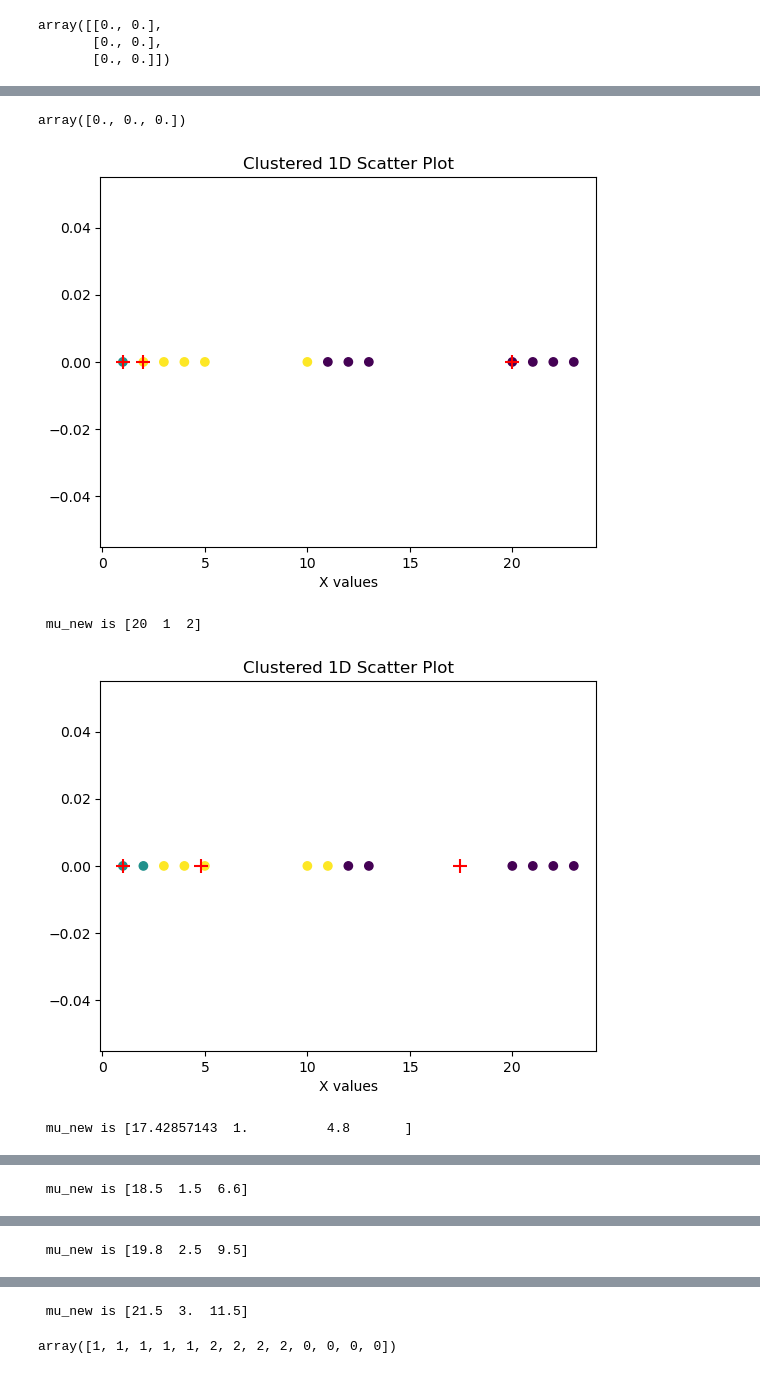
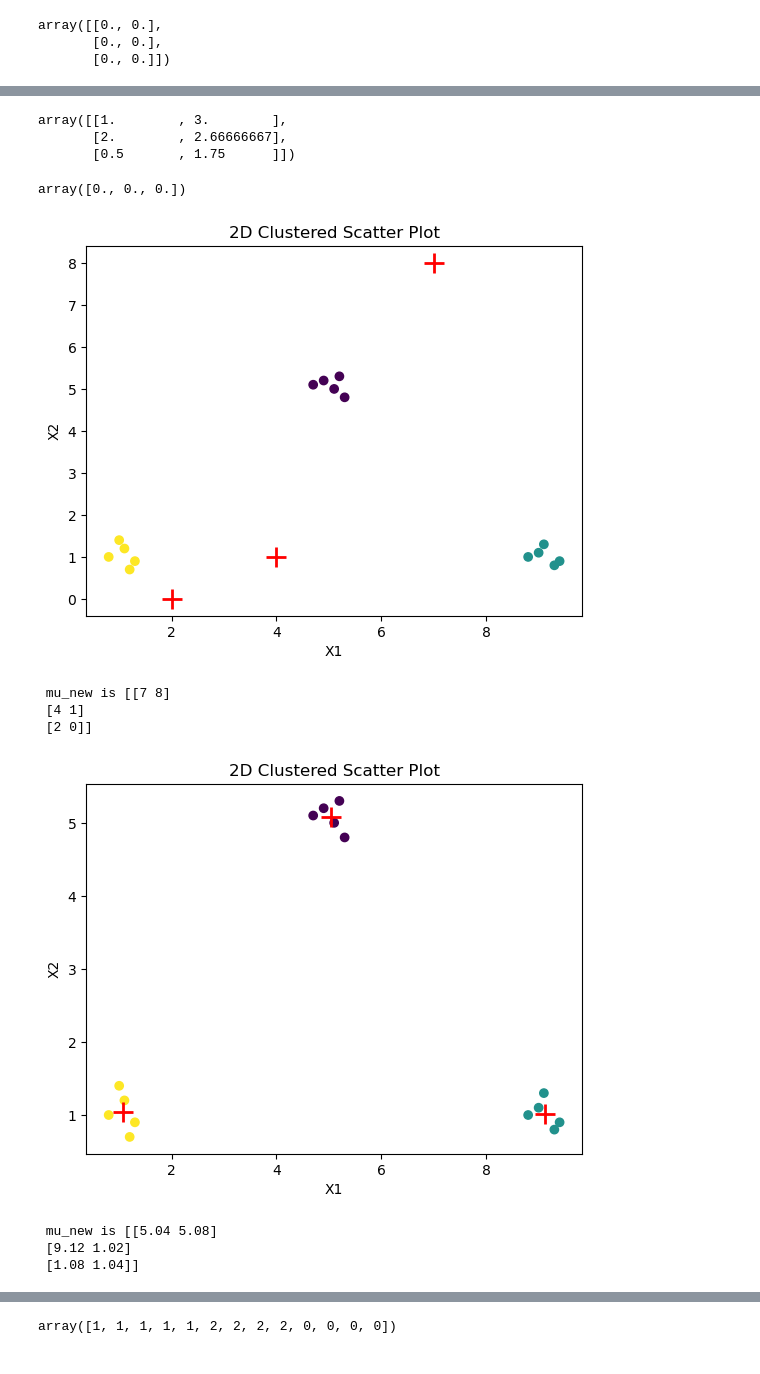
Before and after one commit to aditya5252/Machine-Learning, a Jupyter notebook: code/k-means-2D.ipynb, the cells around one changed output, grey strips where cells are left out. Cells and saved outputs as stored; diff of their text form; code cells hidden in the pictures.

```diff
--- a/code/k-means-2D.ipynb
+++ b/code/k-means-2D.ipynb
@@ -139,3 +153,9 @@ array([[0., 0.],
+# %%
+np.divide(g,h,out=np.zeros_like(g, dtype=float),where=(g != 0) & (h != 0))
+# %% [output]
+array([[1.        , 3.        ],
+       [2.        , 2.66666667],
+       [0.5       , 1.75      ]])
 # %%
 R.sum(axis=1)
 # %% [output]
@@ -143,29 +163,35 @@ array([0., 0., 0.])
 # %%
 import numpy as np
 K=3
 X=pd.read_csv('../data/visible_clusters.csv').to_numpy()
 # mu_0=[np.mean(X)-np.std(X),np.mean(X),np.mean(X)+np.std(X)]
 mu_new = np.random.randint(0, 10, size=(3, 2))
+# mu_new=-np.ones((3,2))*5
+
 mu_old=np.ones((3,2))*np.inf
 
 count=0
-while np.linalg.norm(mu_old-mu_new)>0.1 and count<100:
+while np.linalg.norm(mu_old-mu_new)>0.001 and count<100:
     count+=1
     mu_old=mu_new.copy()
 
     # print(count,f' mu_old is {mu_old}')
     R=np.zeros((K,X.shape[0]))
     for i in range((X.shape[0])):
         index=np.argmin([np.linalg.norm(X[i]-mu_old[j]) for j in range(K)])
         R[index,i]=1
     index_array=np.argmax(R, axis=0)
-    num=np.matmul(R,X.reshape(-1,1)).reshape(K)
-    den=R.sum(axis=1)
-    plot_data(X,mu_new)
+    num=np.matmul(R,X)
+    den=R.sum(axis=1).reshape(-1,1)
+    plot_data_2d(X,mu_new,index_array)
     print(f' mu_new is {mu_new}')
     mu_new= np.divide(num,den,out=np.zeros_like(num, dtype=float),where=(den != 0) & (num != 0))
 # %% [output]
-[figure, old version]
+[figure, new version]
- mu_new is [20  1  2]
+ mu_new is [[7 8]
+ [4 1]
+ [2 0]]
-[figure, old version]
+[figure, new version]
- mu_new is [17.42857143  1.          4.8       ]
+ mu_new is [[5.04 5.08]
+ [9.12 1.02]
+ [1.08 1.04]]
@@ -173 +197,0 @@ while np.linalg.norm(mu_old-mu_new)>0.1 and count<100:
- mu_new is [18.5  1.5  6.6]
@@ -175 +197,0 @@ while np.linalg.norm(mu_old-mu_new)>0.1 and count<100:
- mu_new is [19.8  2.5  9.5]
@@ -177,4 +198,3 @@ while np.linalg.norm(mu_old-mu_new)>0.1 and count<100:
- mu_new is [21.5  3.  11.5]
 # %%
 index_array
 # %% [output]
```
Also changed, not shown: parts of 3 cells of this notebook.
